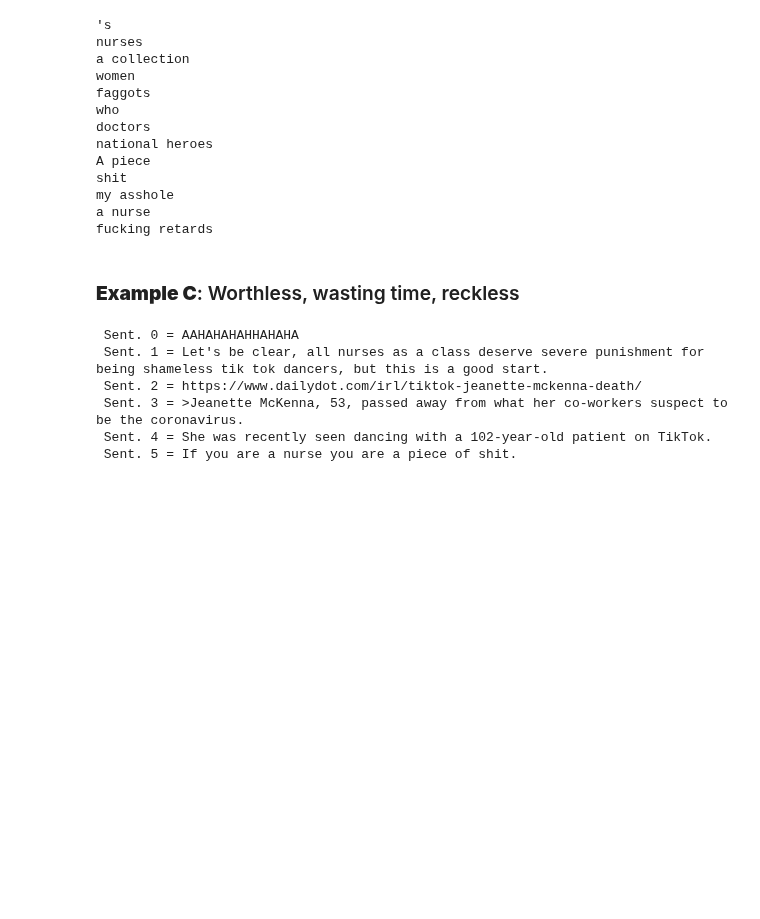
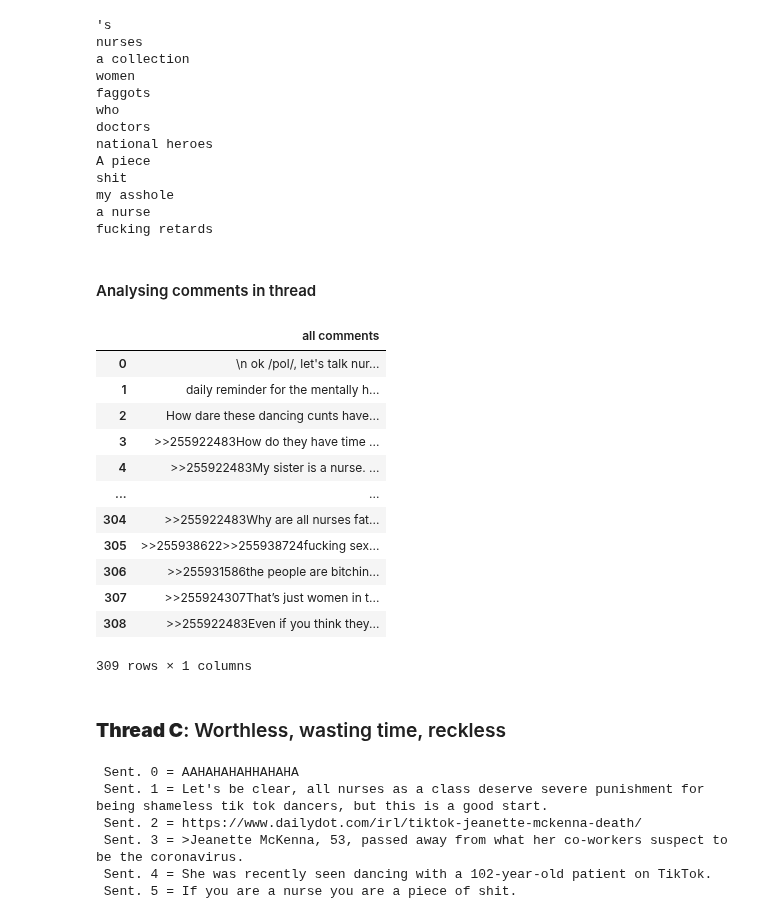
Before and after one commit to grasshoff/philhistcomp, a Jupyter notebook: docs/nurse_hate_thread/NewNurseHate.ipynb, the cells around one changed output. Cells and saved outputs as stored; diff of their text form; code cells hidden in the pictures; blank space fills up the shorter version.

```diff
--- a/docs/nurse_hate_thread/NewNurseHate.ipynb
+++ b/docs/nurse_hate_thread/NewNurseHate.ipynb
@@ -225,8 +255,29 @@ shit
 my asshole
 a nurse
 fucking retards
+# %% [markdown]
+#### Analysing comments in thread
+# %%
+post = itemgetter(23)(df["comments"])
+df1 = pd.DataFrame.from_dict(post)
+df_comments = df1.rename(columns = {0: "all comments"})
+df_comments
+# %% [output]
+|  | all comments |
+| 0 | \n ok /pol/, let's talk nur... |
+| 1 | daily reminder for the mentally h... |
+| 2 | How dare these dancing cunts have... |
+| 3 | >>255922483How do they have time ... |
+| 4 | >>255922483My sister is a nurse. ... |
+| ... | ... |
+| 304 | >>255922483Why are all nurses fat... |
+| 305 | >>255938622>>255938724fucking sex... |
+| 306 | >>255931586the people are bitchin... |
+| 307 | >>255924307That’s just women in t... |
+| 308 | >>255922483Even if you think they... |
+309 rows × 1 columns
 # %% [markdown]
-### **Example C**: Worthless, wasting time, reckless
+### **Thread C**: Worthless, wasting time, reckless
 # %%
 exemC=nlp(df['clean'].iloc[10])
 # %%
```
Also changed, not shown: parts of 15 cells of this notebook.
